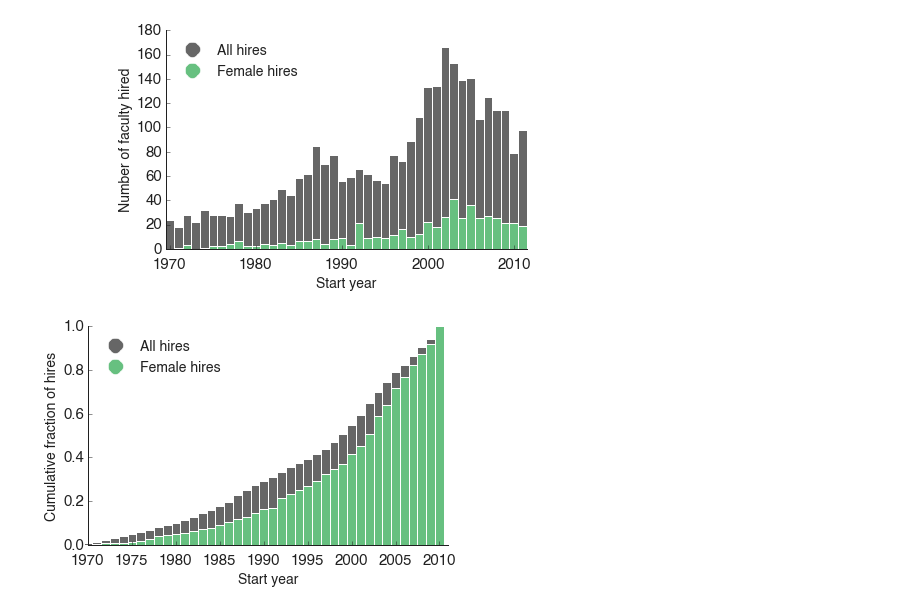
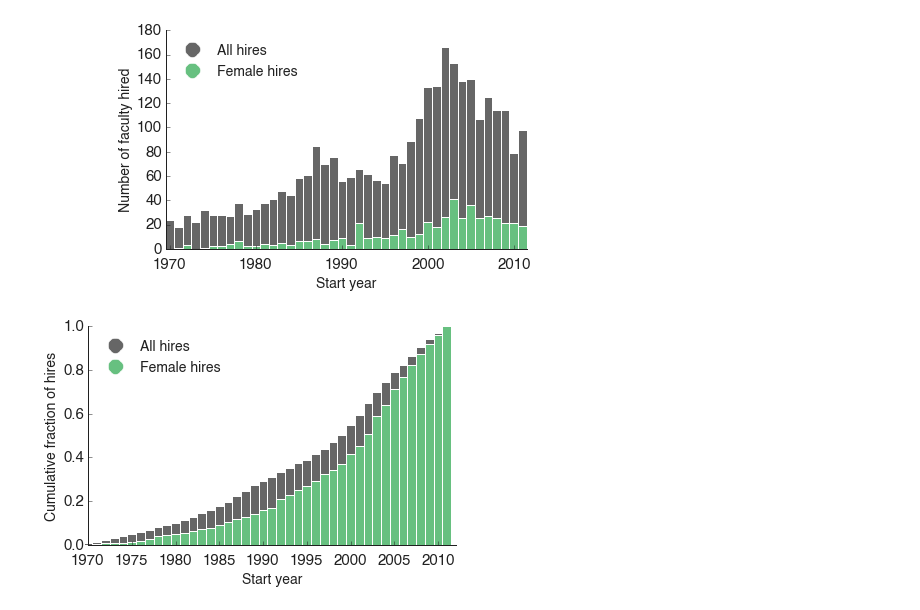
Before and after one commit to samfway/faculty_hiring, a Jupyter notebook: notebooks/Examples_Loading_and_Playing.ipynb, the cells around one changed output. Saved outputs shown, nothing was run; the diff lists cells and outputs as text; code cells hidden in the pictures.

```diff
--- a/notebooks/Examples_Loading_and_Playing.ipynb
+++ b/notebooks/Examples_Loading_and_Playing.ipynb
@@ -143,44 +149,37 @@ fig, ax = plt.subplots(1, 1, figsize=(6,4))
 
 start_years = np.zeros(len(faculty), dtype=int)
 female_start_years = []
 
 for i, f in enumerate(faculty):
     start_years[i] = f.first_asst_job_year
     if f.sex == 'F':
         female_start_years.append(f.first_asst_job_year)
 
-bins = np.arange(1970, 2012)
+bin_offset = 0.5
+bins = np.arange(1969, 2012) + bin_offset
+year_range = np.arange(1970, 2012)
 
 # I have a lot of pre-defined font sizes and stuff that are in faculty_hiring.misc.plotting
 # Try to use these wherever possible to help keep things consistent.
-ax.set_xlim(1970, 2011)
+ax.set_xlim(1970, 2012)
 start_years_hist,_ = np.histogram(start_years, bins=bins)
 start_years_hist_women,_ = np.histogram(female_start_years, bins=bins)
 
 cumulative_all = np.cumsum(start_years_hist)
 cumulative_women = np.cumsum(start_years_hist_women)
 
-ax.bar(bins[:-1], cumulative_all / float(cumulative_all[-1]), color=DARK_COLOR, width=1, edgecolor='w', align='center', clip_on=False)
-ax.bar(bins[:-1], cumulative_women / float(cumulative_women[-1]), color=FEMALE_COLOR, width=1, edgecolor='w', align='center', clip_on=False)
-
-'''
-fraction_women = cumulative_women / float(cumulative_women[-1])
-for b, f in zip(bins[:-1], fraction_women):
-    print b,f
-
-ax.plot([bins[0], bins[-1]], [0.5, 0.5], '--', color=DARK_COLOR)
-'''
-
+ax.bar(year_range, cumulative_all / float(cumulative_all[-1]), color=DARK_COLOR, width=1, edgecolor='w', align='center', clip_on=False)
+ax.bar(year_range, cumulative_women / float(cumulative_women[-1]), color=FEMALE_COLOR, width=1, edgecolor='w', align='center', clip_on=False)
 
 ax.set_xlabel('Start year', fontsize=LABEL_SIZE)
 ax.set_ylabel('Cumulative fraction of hires', fontsize=LABEL_SIZE)
 ax.tick_params(axis='both', which='major', labelsize=TICK_SIZE)
 hide_right_top_axis(ax)
 fake_line_all = Line2D(range(1), range(1), color=DARK_COLOR, marker='o',markersize=15, linestyle='None', markeredgecolor='w')
 fake_line_f = Line2D(range(1), range(1), color=FEMALE_COLOR, marker='o',markersize=15, linestyle='None', markeredgecolor='w')
 plt.legend((fake_line_all,fake_line_f),('All hires','Female hires'), numpoints=1, loc='upper left', frameon=False, fontsize=LABEL_SIZE)
 
 plt.savefig(os.path.join(figures_dir, 'cumulative_fraction.pdf'))
 plt.show()
 # %% [output]
-[figure, old version]
+[figure, new version]
```
Also changed, not shown: parts of 9 cells of this notebook, 2 other files.
